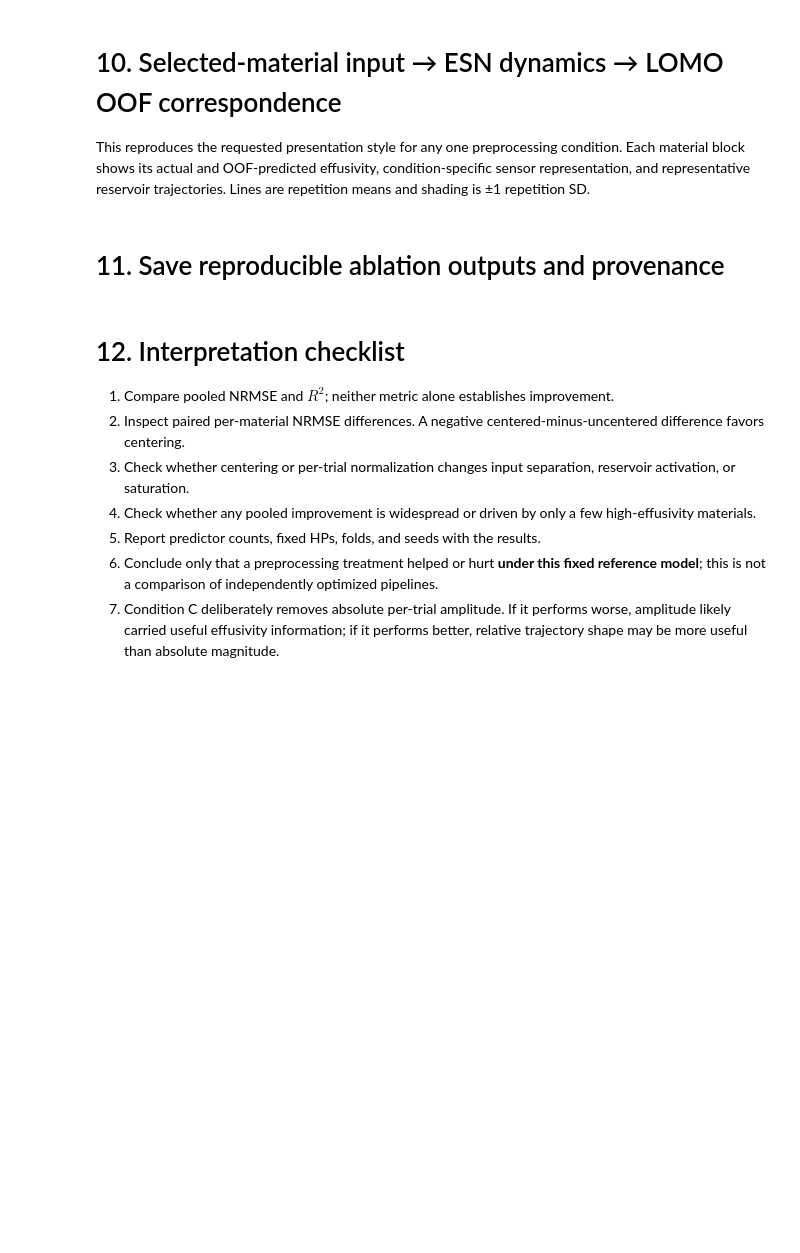
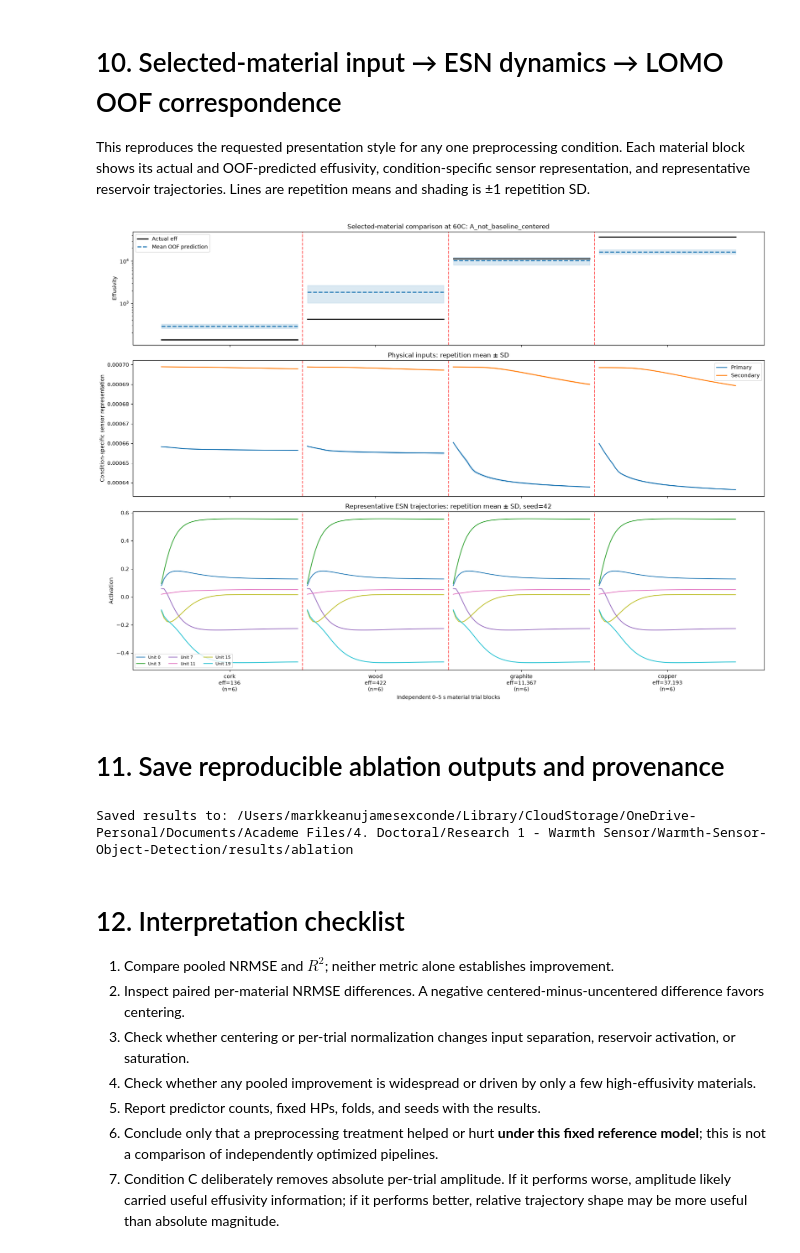
Before and after one commit to cojulieanne/Warmth-Sensor-Object-Detection, a Jupyter notebook: notebooks/ABLA - Baseline Centering Controlled Ablation.ipynb, the cells around one changed output. Drawn from its saved outputs; the diff is of its cells as text; code cells hidden in the pictures; blank space fills up the shorter version.

```diff
--- a/notebooks/ABLA - Baseline Centering Controlled Ablation.ipynb
+++ b/notebooks/ABLA - Baseline Centering Controlled Ablation.ipynb
@@ -459,9 +659,15 @@ display(MATERIAL_LEVEL_RESULTS)
 
 This reproduces the requested presentation style for any one preprocessing condition. Each material block shows its actual and OOF-predicted effusivity, condition-specific sensor representation, and representative reservoir trajectories. Lines are repetition means and shading is ±1 repetition SD.
 # %%
-CASE_STUDY_CONDITION = "B_baseline_centered"  # choose any key in CONDITIONS
+CONDITIONS = {
+    "A_not_baseline_centered": "raw",
+    "B_baseline_centered": "baseline_centered",
+    "C_per_trial_minmax_-1_to_0": "minmax_-1_to_0",
+}
+
+CASE_STUDY_CONDITION = "A_not_baseline_centered"  # choose any key in CONDITIONS
 CASE_STUDY_TEMPERATURE = "60C"
-CASE_STUDY_MATERIALS = ["gypsum", "wood", "pdms", "cement"]
+CASE_STUDY_MATERIALS = ["cork", "wood", "graphite", "copper"]
 CASE_STUDY_SEED = 42
 CASE_STUDY_UNITS = (0, 3, 7, 11, 15, 19)
 CASE_STUDY_GRID_POINTS = 101
@@ -494,9 +700,7 @@ for block, material in enumerate(CASE_STUDY_MATERIALS):
     axes[0].plot([x[0], x[-1]], [predicted_mean, predicted_mean], color="#1f77b4", linestyle="--", linewidth=2.0, label="Mean OOF prediction" if block == 0 else None)
     axes[0].fill_between(x, max(predicted_mean-predicted_sd, 1e-12), predicted_mean+predicted_sd, color="#1f77b4", alpha=0.16)
 
-    # Recreate this material's leakage-safe LOMO input scaler.
-    fold_train_ids = METADATA.loc[METADATA["Sample"] != material, "trial_id"].tolist()
-    fold_scaler = StandardScaler().fit(np.vstack([esn_input(aligned_trials[t], case_mode) for t in fold_train_ids]))
+    # No fold scaler is used; the selected condition is supplied directly.
     sensor_trials = []
     state_trials = []
     for selected_id in selected_ids:
@@ -507,38 +711,40 @@ for block, material in enumerate(CASE_STUDY_MATERIALS):
             np.interp(case_grid, original_time, represented[:, 0]),
             np.interp(case_grid, original_time, represented[:, 1]),
         ]))
-        states = ManualReservoir(CASE_STUDY_SEED).run(fold_scaler.transform(represented))
+        states = ManualReservoir(CASE_STUDY_SEED).run(represented)
         state_trials.append(np.column_stack([
             np.interp(case_grid, original_time, states[:, unit]) for unit in CASE_STUDY_UNITS
         ]))
 
     sensor_trials = np.asarray(sensor_trials)
     state_trials = np.asarray(state_trials)
     sensor_mean, sensor_sd = sensor_trials.mean(axis=0), sensor_trials.std(axis=0, ddof=1)
     state_mean, state_sd = state_trials.mean(axis=0), state_trials.std(axis=0, ddof=1)
     for channel, (name, color) in enumerate((("Primary", "#1f77b4"), ("Secondary", "#ff7f0e"))):
         axes[1].plot(x, sensor_mean[:, channel], color=color, linewidth=1.7, label=name if block == 0 else None)
         axes[1].fill_between(x, sensor_mean[:, channel]-sensor_sd[:, channel], sensor_mean[:, channel]+sensor_sd[:, channel], color=color, alpha=0.13)
     for unit_index, unit in enumerate(CASE_STUDY_UNITS):
         color = unit_colors[unit_index]
         axes[2].plot(x, state_mean[:, unit_index], color=color, linewidth=1.4, label=f"Unit {unit}" if block == 0 else None)
         axes[2].fill_between(x, state_mean[:, unit_index]-state_sd[:, unit_index], state_mean[:, unit_index]+state_sd[:, unit_index], color=color, alpha=0.10)
 
     material_labels.append((x_offset + block_length/2, f"{material}\neff={actual:,.0f}\n(n={len(selected_ids)})"))
     if block < len(CASE_STUDY_MATERIALS)-1:
         boundary = x_offset + block_length + gap/2
         for ax in axes:
             ax.axvline(boundary, color="red", linestyle="--", alpha=0.65)
 
 axes[0].set(yscale="log", ylabel="Effusivity", title=f"Selected-material comparison at {CASE_STUDY_TEMPERATURE}: {CASE_STUDY_CONDITION}")
 axes[0].legend(loc="best")
 axes[1].set(ylabel="Condition-specific sensor representation", title="Physical inputs: repetition mean ± SD")
 axes[1].legend(loc="best")
 axes[2].set(ylabel="Activation", title=f"Representative ESN trajectories: repetition mean ± SD, seed={CASE_STUDY_SEED}")
 axes[2].legend(ncol=3, fontsize=8)
 axes[2].set_xticks([position for position, _ in material_labels], [label for _, label in material_labels])
 axes[2].set_xlabel("Independent 0–5 s material trial blocks")
 plt.tight_layout(); plt.show()
+# %% [output]
+[figure, added]
 # %% [markdown]
 # 11. Save reproducible ablation outputs and provenance
 # %%
@@ -556,6 +762,8 @@ provenance = {
         "C_per_trial_minmax_-1_to_0": "(u(t)-max(u))/(max(u)-min(u)), separately per sensor and trial",
     },
     "analysis_window": list(ANALYSIS_WINDOW),
+    "common_preprocessing": "Savitzky-Golay smoothing before the condition-specific transformation",
+    "post_condition_scaler": None,
     "reservoir_representation": "nine nonredundant statistical summaries per unit",
     "regressor_inputs": ["summarized ESN trajectories only"],
     "esn_parameters": ESN_PARAMS, "xgb_parameters": XGB_PARAMS,
@@ -566,6 +774,8 @@ provenance = {
 with (RESULTS_DIR / f"{RESULT_STEM}_provenance.json").open("w") as file:
     json.dump(provenance, file, indent=2)
 print("Saved results to:", RESULTS_DIR)
+# %% [output]
+Saved results to: /Users/markkeanujamesexconde/Library/CloudStorage/OneDrive-Personal/Documents/Academe Files/4. Doctoral/Research 1 - Warmth Sensor/Warmth-Sensor-Object-Detection/results/ablation
 # %% [markdown]
 # 12. Interpretation checklist
 
```
Also changed, not shown: parts of 17 cells of this notebook, 29 other files.
